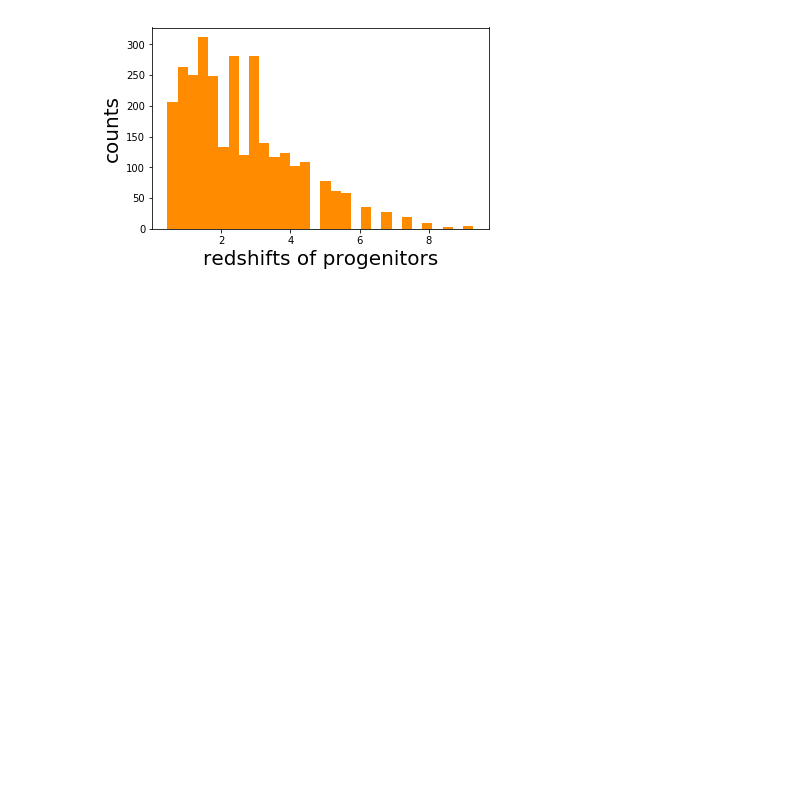
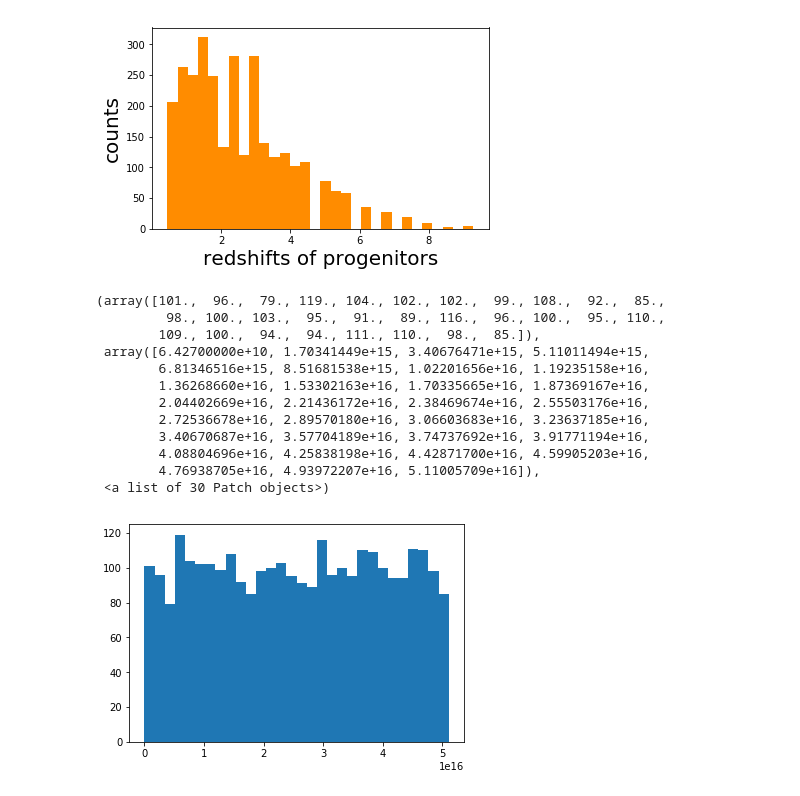
Before and after one commit to GiorgioManzoni/VIPERS_GALFORM, a Jupyter notebook: 005_progenitor.ipynb, the cells around one changed output. Saved outputs shown, nothing was run; the diff lists cells and outputs as text; code cells hidden in the pictures; blank space fills up the shorter version.

```diff
--- a/005_progenitor.ipynb
+++ b/005_progenitor.ipynb
@@ -604,3 +604,19 @@ plt.savefig('../plots/005/histo_redshift_progenitor_z045.png')
 plt.show()
 # %% [output]
 [figure]
+# %%
+plt.hist(snap_47['mainleafid'],bins=30)
+# %% [output]
+(array([101.,  96.,  79., 119., 104., 102., 102.,  99., 108.,  92.,  85.,
+         98., 100., 103.,  95.,  91.,  89., 116.,  96., 100.,  95., 110.,
+        109., 100.,  94.,  94., 111., 110.,  98.,  85.]),
+ array([6.42700000e+10, 1.70341449e+15, 3.40676471e+15, 5.11011494e+15,
+        6.81346516e+15, 8.51681538e+15, 1.02201656e+16, 1.19235158e+16,
+        1.36268660e+16, 1.53302163e+16, 1.70335665e+16, 1.87369167e+16,
+        2.04402669e+16, 2.21436172e+16, 2.38469674e+16, 2.55503176e+16,
+        2.72536678e+16, 2.89570180e+16, 3.06603683e+16, 3.23637185e+16,
+        3.40670687e+16, 3.57704189e+16, 3.74737692e+16, 3.91771194e+16,
+        4.08804696e+16, 4.25838198e+16, 4.42871700e+16, 4.59905203e+16,
+        4.76938705e+16, 4.93972207e+16, 5.11005709e+16]),
+ <a list of 30 Patch objects>)
+[figure, added]
```
